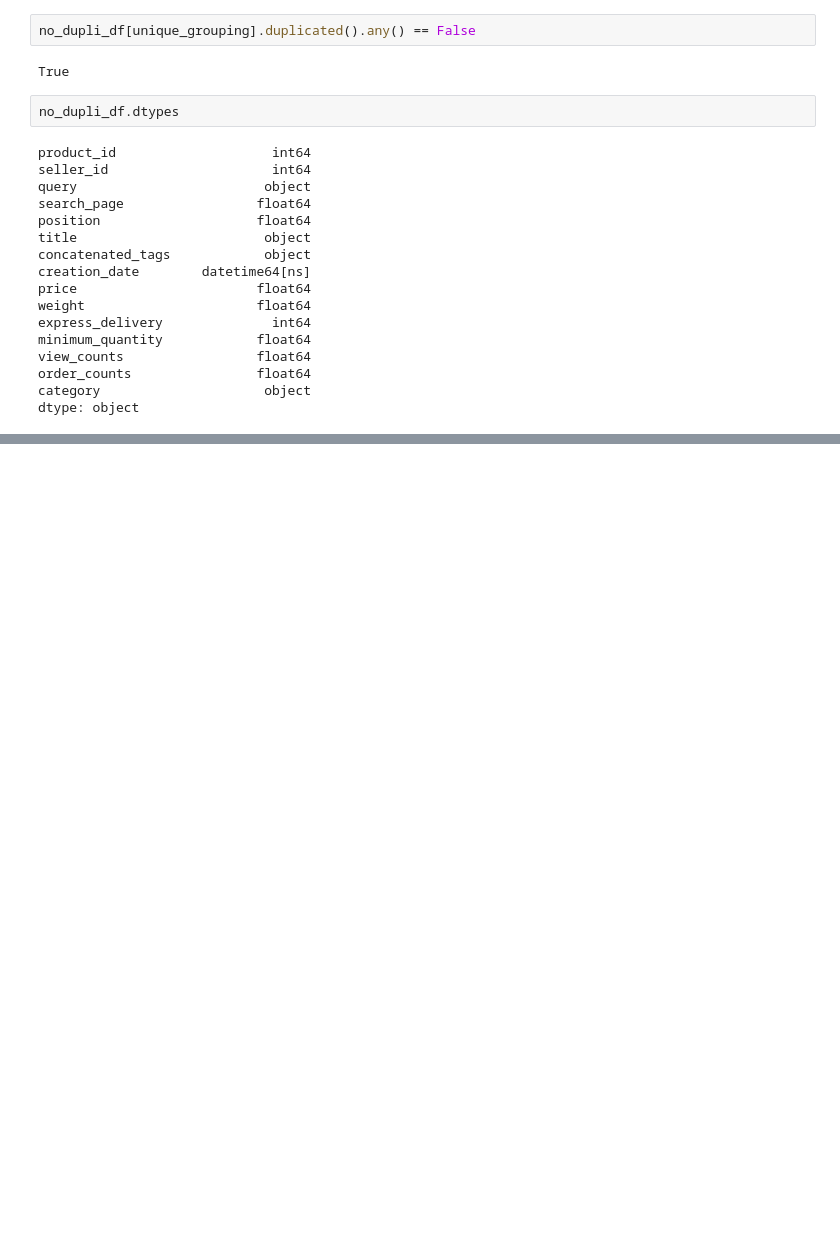
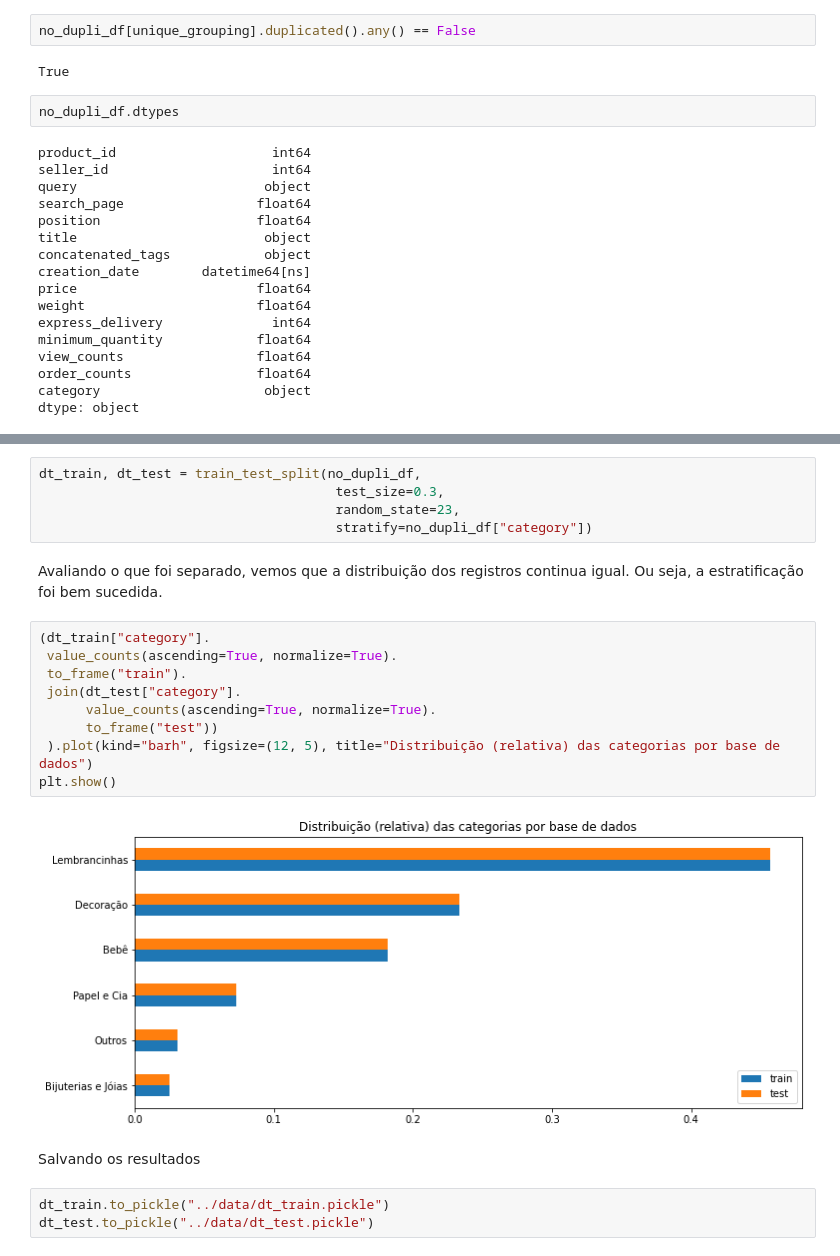
Before and after one commit to leofmr/product_recommender, a Jupyter notebook: notebooks/0 - data_prepare.ipynb, the cells around one changed output, grey strips where cells are left out. Saved outputs shown, nothing was run; the diff lists cells and outputs as text; blank space fills up the shorter version.

```diff
--- a/notebooks/0 - data_prepare.ipynb
+++ b/notebooks/0 - data_prepare.ipynb
@@ -450,0 +475,24 @@ dtype: object
+# %%
+dt_train, dt_test = train_test_split(no_dupli_df,
+                                      test_size=0.3,
+                                      random_state=23,
+                                      stratify=no_dupli_df["category"])
+# %% [markdown]
+Avaliando o que foi separado, vemos que a distribuição dos registros continua
+igual. Ou seja, a estratificação foi bem sucedida.
+# %%
+(dt_train["category"].
+ value_counts(ascending=True, normalize=True).
+ to_frame("train").
+ join(dt_test["category"].
+      value_counts(ascending=True, normalize=True).
+      to_frame("test"))
+ ).plot(kind="barh", figsize=(12, 5), title="Distribuição (relativa) das categorias por base de dados")
+plt.show()
+# %% [output]
+[figure, added]
+# %% [markdown]
+Salvando os resultados
+# %%
+dt_train.to_pickle("../data/dt_train.pickle")
+dt_test.to_pickle("../data/dt_test.pickle")
```
Also changed, not shown: parts of 7 cells of this notebook, 2 other files.
